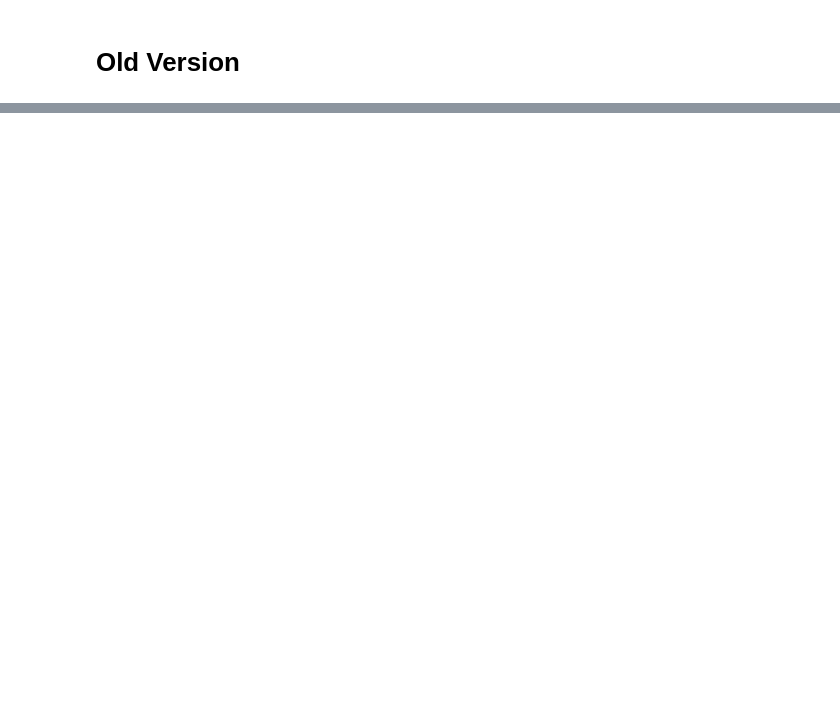
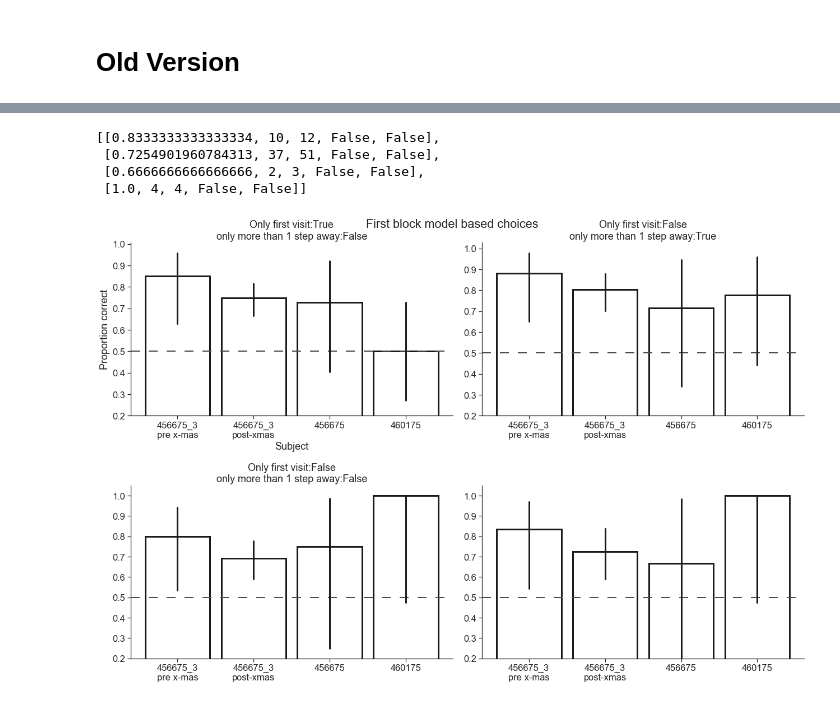
Before and after one commit to yves-weissenberger/line_loop, a Jupyter notebook: project_notebooks/line_loop/navi/model_based_analysis_new_data.ipynb, the cells around one changed output, grey strips where cells are left out. Drawn from its saved outputs; the diff is of its cells as text; code cells hidden in the pictures; blank space fills up the shorter version.

```diff
--- a/project_notebooks/line_loop/navi/model_based_analysis_new_data.ipynb
+++ b/project_notebooks/line_loop/navi/model_based_analysis_new_data.ipynb
@@ -477,0 +568,15 @@ stt.binom_test(perf,trial_ctr,p=0.5)
+# %%
+ROOT = '/Users/yves/Documents/beh_dat_new_room/line_loop_batch_4_RUNNAVI/'
+allFs = [os.path.join(ROOT,i) for i in os.listdir(ROOT)]
+allFs = [i for i in allFs if not os.path.isdir(i)]
+# %%
+param_combos = [[True,True],[True,False],[False,True],[False,False]]
+# %%
+all_param_res = []
+for ign_d,ign_f in param_combos:
+    allres = []
+
+    for allFs in all_Fs_sets:
+        perf,trial_ctr = run_first_block_model_based_analysis(allFs,ignore_distance=ign_d,ignore_first_visit=ign_f)
+        allres.append([perf/trial_ctr,perf,trial_ctr,ign_d,ign_f])
+    all_param_res.append(allres)
@@ -477,0 +587,2 @@ stt.binom_test(perf,trial_ctr,p=0.5)
+# %%
+subjects = ['456675_3\npre x-mas','456675_3\npost-xmas','456675','460175']
@@ -477,0 +622,32 @@ stt.binom_test(perf,trial_ctr,p=0.5)
+# %%
+allres
+# %% [output]
+[[0.8333333333333334, 10, 12, False, False],
+ [0.7254901960784313, 37, 51, False, False],
+ [0.6666666666666666, 2, 3, False, False],
+ [1.0, 4, 4, False, False]]
+# %%
+plt.figure(figsize=(18,12))
+plt.suptitle("First block model based choices")
+for kk,allres in enumerate(all_param_res):
+
+    plt.title("Only first visit:{}\nonly more than 1 step away:{}".format(allres[0][-2],allres[0][-1]))
+    plt.subplot(2,2,kk+1)
+    mu = np.array([i[0] for i in allres])
+    ci = np.array([np.array(proportion.proportion_confint(i[1],i[2],alpha=.05,method='binom_test')) for i in allres])
+
+    for subj_ix in range(len(subjects)):
+        plt.plot([subj_ix]*2,ci[subj_ix],color='k',linewidth=3,zorder=100)
+
+    #plt.errorbar(range(4),mu,yerr=(mu[:,None]+ci).T,color='k',linewidth=0,elinewidth=3)
+    plt.bar(range(4),[i[0] for i in allres],facecolor='w',edgecolor='k',linewidth=3,width=.85)
+    plt.ylim(.2)
+    plt.axhline(y=0.5,dashes=(8,8),color='.3',linewidth=2)
+    if kk==0:
+        plt.ylabel("Proportion correct")
+        plt.xlabel("Subject")
+    plt.xticks(range(4),subjects)
+plt.tight_layout()
+seaborn.despine()
+# %% [output]
+[figure, added]
```
Also changed, not shown: parts of 31 cells of this notebook, 3 other files.
